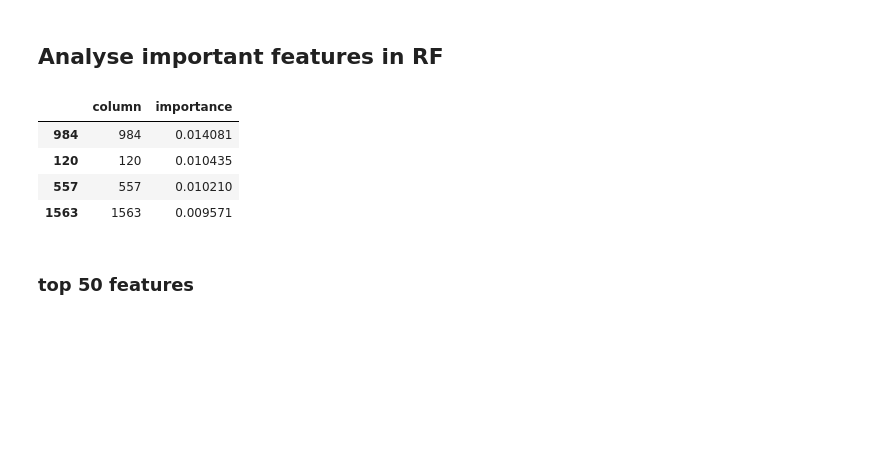
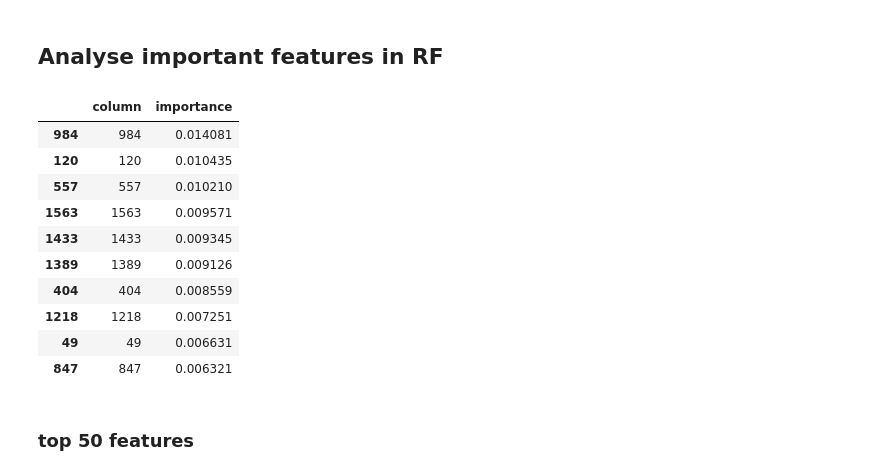
Before and after one commit to ayhaidar/covid_ensembles, a Jupyter notebook: extraction/Analysis.ipynb, the cells around one changed output. Saved outputs shown, nothing was run; the diff lists cells and outputs as text; code cells hidden in the pictures; blank space fills up the shorter version.

```diff
--- a/extraction/Analysis.ipynb
+++ b/extraction/Analysis.ipynb
@@ -356,13 +356,19 @@ di={'column': columns, 'importance':importances}
 featimp=pd.DataFrame(di)
 featimp = featimp.sort_values(by ='importance',ascending=False)# sort the dataframe
 # %%
-featimp.head(4)
+featimp.head(10)
 # %% [output]
 |  | column | importance |
 | 984 | 984 | 0.014081 |
 | 120 | 120 | 0.010435 |
 | 557 | 557 | 0.010210 |
 | 1563 | 1563 | 0.009571 |
+| 1433 | 1433 | 0.009345 |
+| 1389 | 1389 | 0.009126 |
+| 404 | 404 | 0.008559 |
+| 1218 | 1218 | 0.007251 |
+| 49 | 49 | 0.006631 |
+| 847 | 847 | 0.006321 |
 # %% [markdown]
 ### top 50 features
 # %%
```
Also changed, not shown: parts of 14 cells of this notebook, 6 other files.
